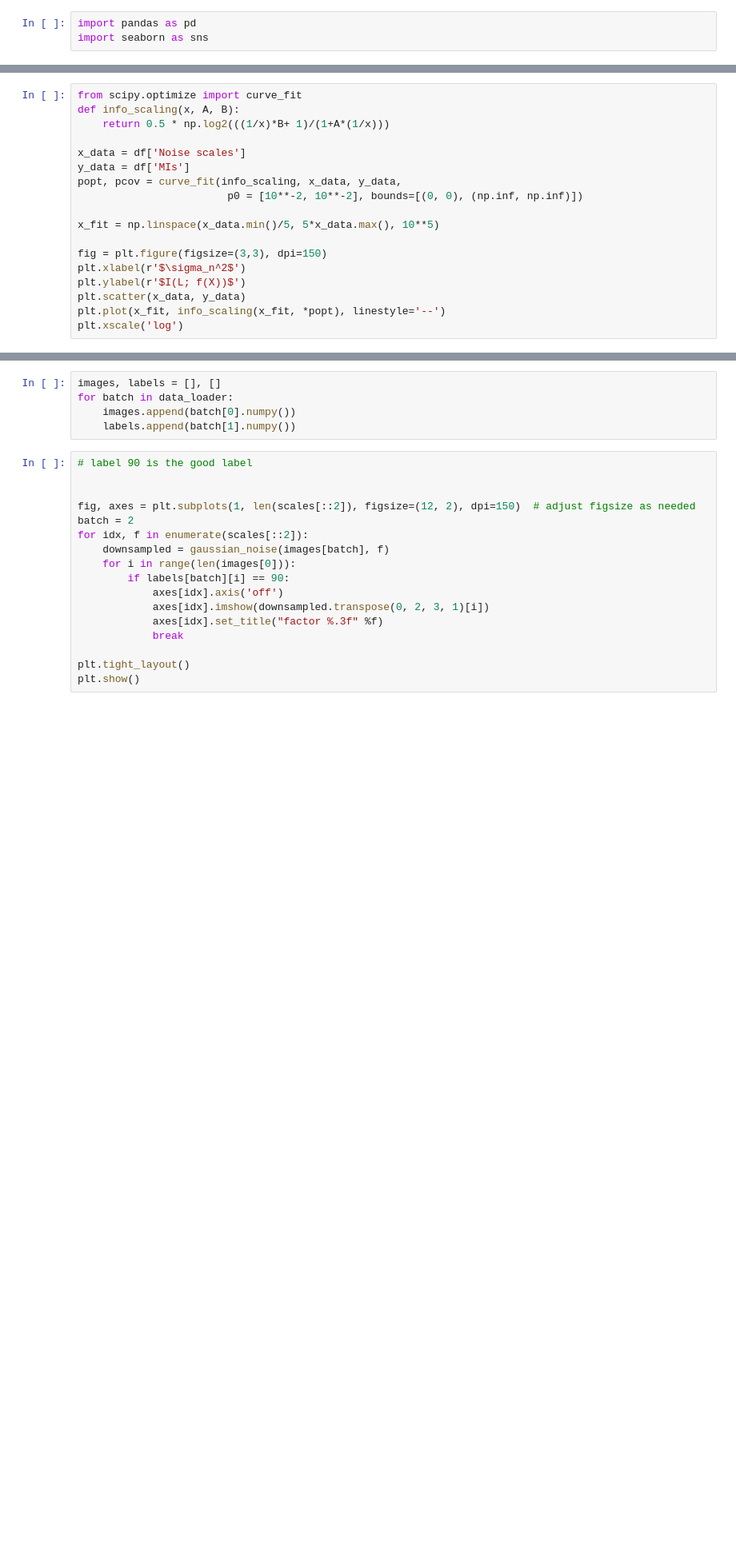
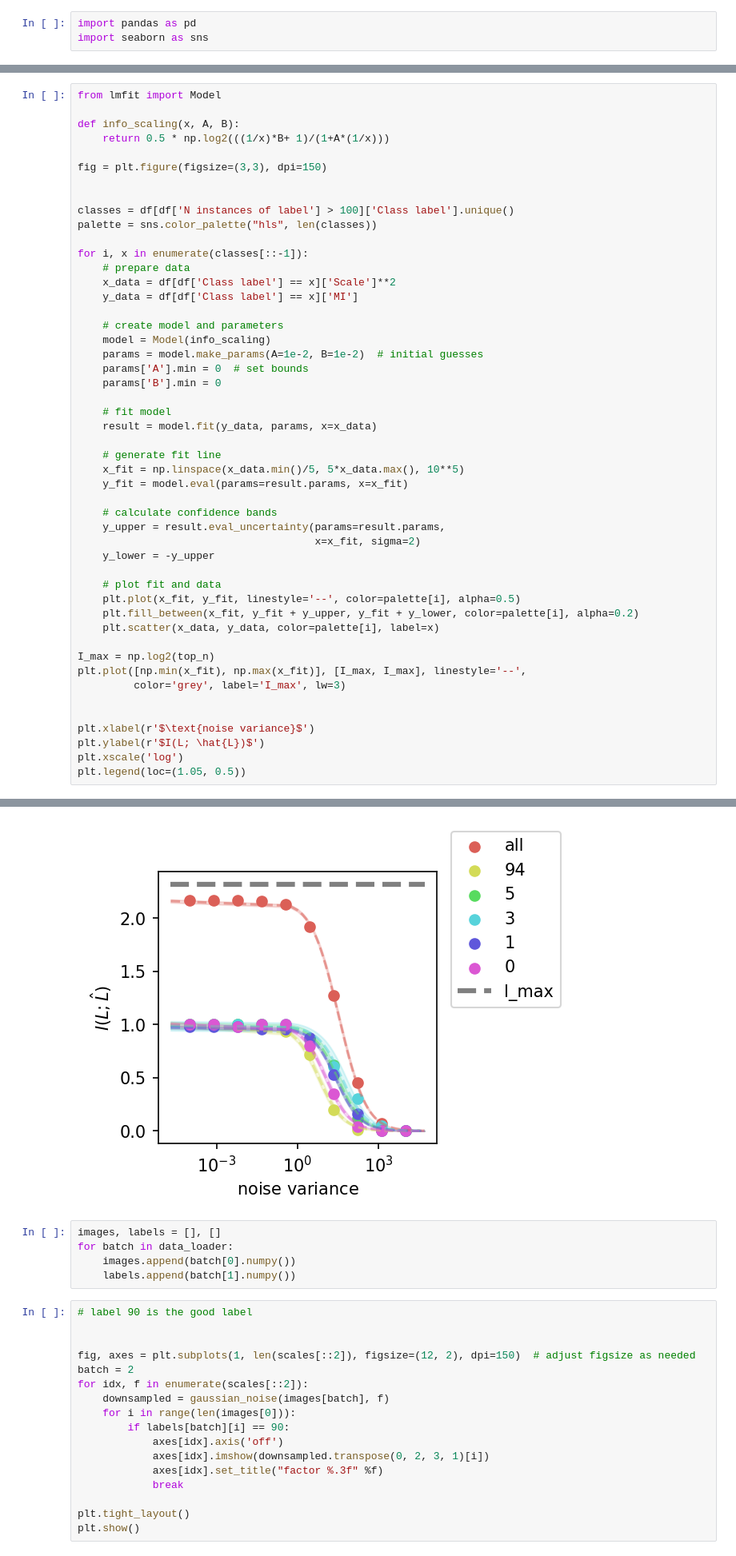
Before and after one commit to ggdna/scScaling, a Jupyter notebook: analysis/Caltech101_spot_noise.ipynb, the cells around one changed output, grey strips where cells are left out. Shown at 80% size. Cells and saved outputs as stored; diff of their text form; blank space fills up the shorter version.

Commit message:
gaussian noise fits

```diff
--- a/analysis/Caltech101_spot_noise.ipynb
+++ b/analysis/Caltech101_spot_noise.ipynb
@@ -168,18 +194,0 @@ sns.lineplot(x="Noise scales", y="MIs", data=df, marker='o')
-# %%
-from scipy.optimize import curve_fit
-def info_scaling(x, A, B):
-    return 0.5 * np.log2(((1/x)*B+ 1)/(1+A*(1/x)))
-
-x_data = df['Noise scales']
-y_data = df['MIs']
-popt, pcov = curve_fit(info_scaling, x_data, y_data,
-                        p0 = [10**-2, 10**-2], bounds=[(0, 0), (np.inf, np.inf)])
-
-x_fit = np.linspace(x_data.min()/5, 5*x_data.max(), 10**5)
-
-fig = plt.figure(figsize=(3,3), dpi=150)
-plt.xlabel(r'$\sigma_n^2$')
-plt.ylabel(r'$I(L; f(X))$')
-plt.scatter(x_data, y_data)
-plt.plot(x_fit, info_scaling(x_fit, *popt), linestyle='--')
-plt.xscale('log')
@@ -187,0 +195,50 @@ plt.xscale('log')
+# %%
+from lmfit import Model
+
+def info_scaling(x, A, B):
+    return 0.5 * np.log2(((1/x)*B+ 1)/(1+A*(1/x)))
+
+fig = plt.figure(figsize=(3,3), dpi=150)
+
+
+classes = df[df['N instances of label'] > 100]['Class label'].unique()
+palette = sns.color_palette("hls", len(classes))
+
+for i, x in enumerate(classes[::-1]):
+    # prepare data
+    x_data = df[df['Class label'] == x]['Scale']**2
+    y_data = df[df['Class label'] == x]['MI']
+
+    # create model and parameters
+    model = Model(info_scaling)
+    params = model.make_params(A=1e-2, B=1e-2)  # initial guesses
+    params['A'].min = 0  # set bounds
+    params['B'].min = 0
+
+    # fit model
+    result = model.fit(y_data, params, x=x_data)
+
+    # generate fit line
+    x_fit = np.linspace(x_data.min()/5, 5*x_data.max(), 10**5)
+    y_fit = model.eval(params=result.params, x=x_fit)
+
+    # calculate confidence bands
+    y_upper = result.eval_uncertainty(params=result.params,
+                                      x=x_fit, sigma=2)
+    y_lower = -y_upper
+
+    # plot fit and data
+    plt.plot(x_fit, y_fit, linestyle='--', color=palette[i], alpha=0.5)
+    plt.fill_between(x_fit, y_fit + y_upper, y_fit + y_lower, color=palette[i], alpha=0.2)
+    plt.scatter(x_data, y_data, color=palette[i], label=x)
+
+I_max = np.log2(top_n)
+plt.plot([np.min(x_fit), np.max(x_fit)], [I_max, I_max], linestyle='--',
+         color='grey', label='I_max', lw=3)
+
+
+plt.xlabel(r'$\text{noise variance}$')
+plt.ylabel(r'$I(L; \hat{L})$')
+plt.xscale('log')
+plt.legend(loc=(1.05, 0.5))
+# %% [output]
@@ -188,3 +246,4 @@ plt.xscale('log')
+[figure, added]
 # %%
 images, labels = [], []
 for batch in data_loader:
```
Also changed, not shown: parts of 9 cells of this notebook, 1 other file.
